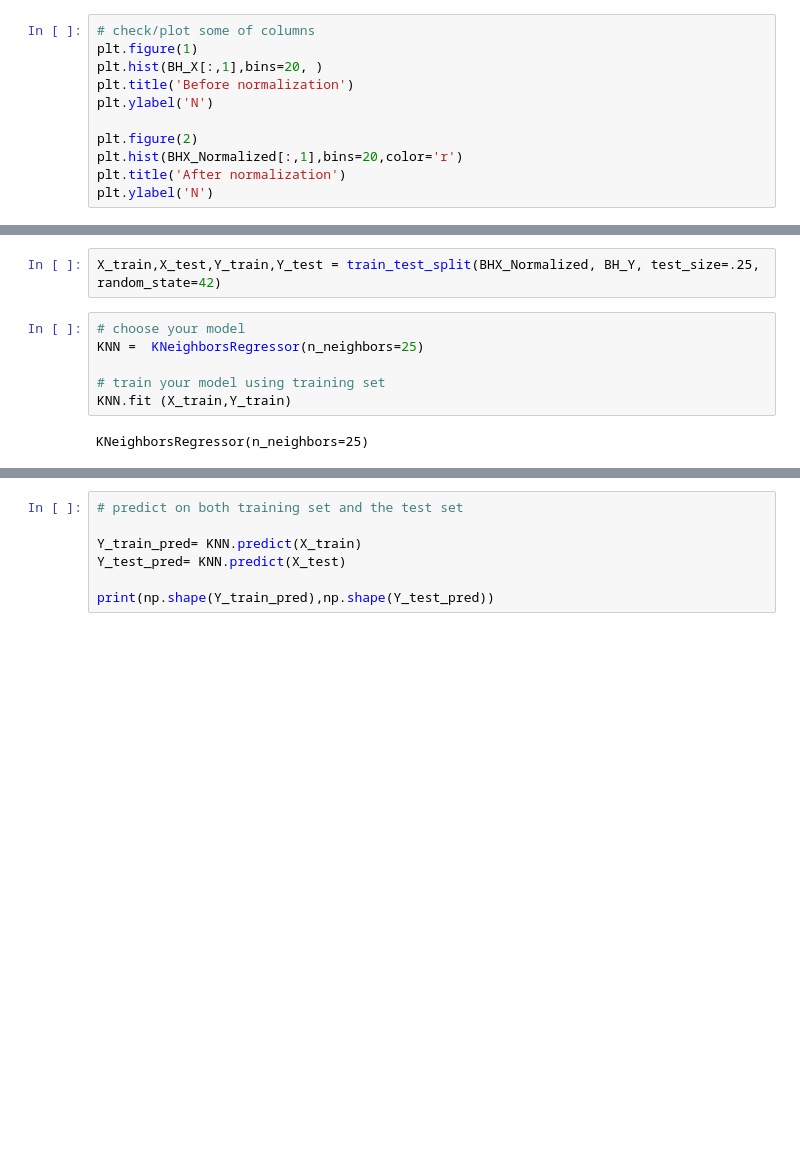
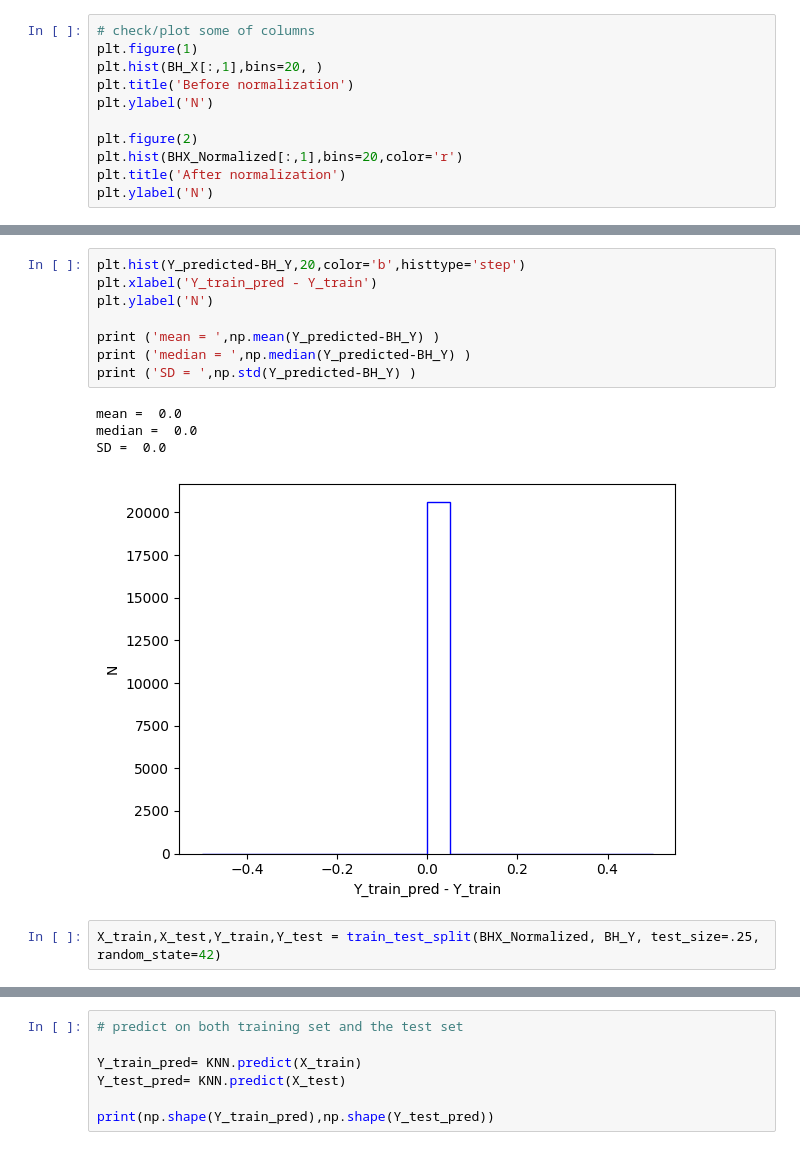
Before and after one commit to romaricoflores/bida406-predictive-analytics, a Jupyter notebook: week4/week4-notes.ipynb, the cells around one changed output, grey strips where cells are left out. Drawn from its saved outputs; the diff is of its cells as text; blank space fills up the shorter version.

```diff
--- a/week4/week4-notes.ipynb
+++ b/week4/week4-notes.ipynb
@@ -65,10 +79,15 @@ print (np.shape(Y_train),np.shape(Y_predicted) )
+# %%
+plt.hist(Y_predicted-BH_Y,20,color='b',histtype='step')
+plt.xlabel('Y_train_pred - Y_train')
+plt.ylabel('N')
+
+print ('mean = ',np.mean(Y_predicted-BH_Y) )
+print ('median = ',np.median(Y_predicted-BH_Y) )
+print ('SD = ',np.std(Y_predicted-BH_Y) )
+# %% [output]
+mean =  0.0
+median =  0.0
+SD =  0.0
+[figure, added]
 # %%
 X_train,X_test,Y_train,Y_test = train_test_split(BHX_Normalized, BH_Y, test_size=.25, random_state=42)
-# %%
-# choose your model
-KNN =  KNeighborsRegressor(n_neighbors=25)
-
-# train your model using training set
-KNN.fit (X_train,Y_train)
-# %% [output]
-KNeighborsRegressor(n_neighbors=25)
```
Also changed, not shown: parts of 3 cells of this notebook, 6 other files.
